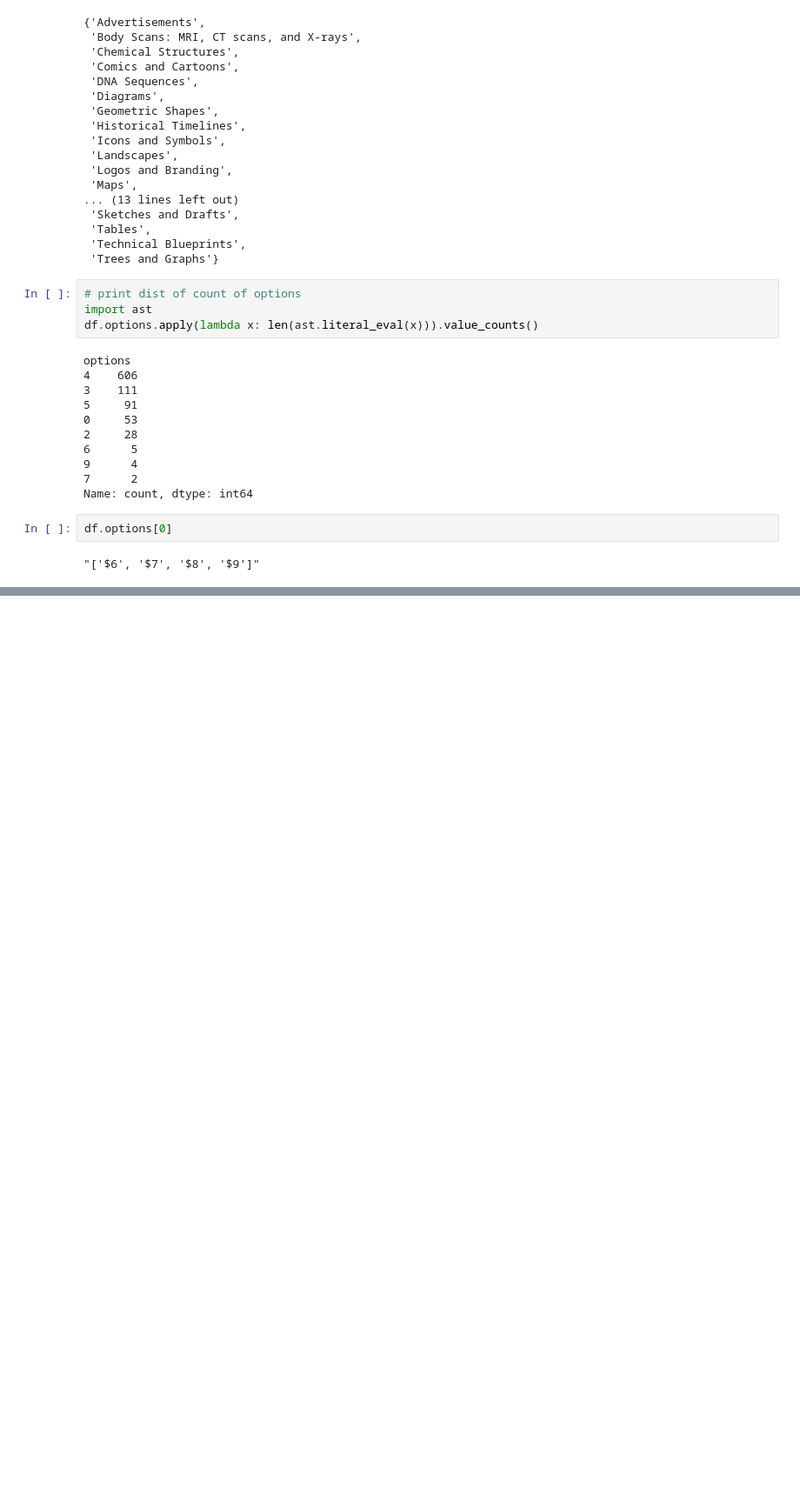
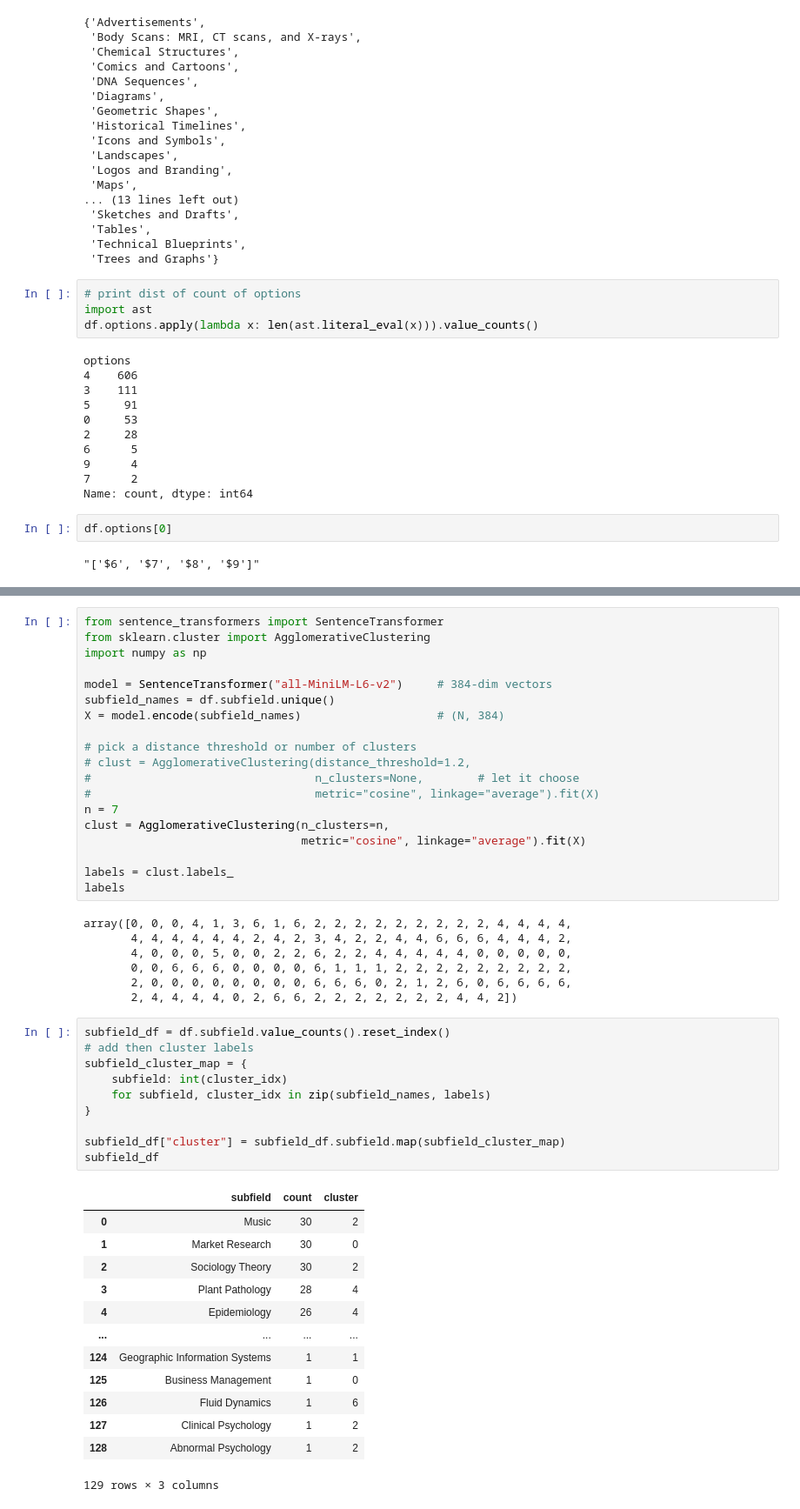
Before and after one commit to vision-x-nyu/test-set-training, a Jupyter notebook: notebooks/mmmu.ipynb, the cells around one changed output, grey strips where cells are left out. Shown at 87% size. Saved outputs shown, nothing was run; the diff lists cells and outputs as text; blank space fills up the shorter version.

```diff
--- a/notebooks/mmmu.ipynb
+++ b/notebooks/mmmu.ipynb
@@ -148,0 +204,50 @@ df.options[0]
+# %%
+from sentence_transformers import SentenceTransformer
+from sklearn.cluster import AgglomerativeClustering
+import numpy as np
+
+model = SentenceTransformer("all-MiniLM-L6-v2")     # 384‑dim vectors
+subfield_names = df.subfield.unique()
+X = model.encode(subfield_names)                    # (N, 384)
+
+# pick a distance threshold or number of clusters
+# clust = AgglomerativeClustering(distance_threshold=1.2,
+#                                 n_clusters=None,        # let it choose
+#                                 metric="cosine", linkage="average").fit(X)
+n = 7
+clust = AgglomerativeClustering(n_clusters=n,
+                                metric="cosine", linkage="average").fit(X)
+
+labels = clust.labels_
+labels
+# %% [output]
+array([0, 0, 0, 4, 1, 3, 6, 1, 6, 2, 2, 2, 2, 2, 2, 2, 2, 2, 4, 4, 4, 4,
+       4, 4, 4, 4, 4, 4, 2, 4, 2, 3, 4, 2, 2, 4, 4, 6, 6, 6, 4, 4, 4, 2,
+       4, 0, 0, 0, 5, 0, 0, 2, 2, 6, 2, 2, 4, 4, 4, 4, 4, 0, 0, 0, 0, 0,
+       0, 0, 6, 6, 6, 0, 0, 0, 0, 6, 1, 1, 1, 2, 2, 2, 2, 2, 2, 2, 2, 2,
+       2, 0, 0, 0, 0, 0, 0, 0, 0, 6, 6, 6, 0, 2, 1, 2, 6, 0, 6, 6, 6, 6,
+       2, 4, 4, 4, 4, 0, 2, 6, 6, 2, 2, 2, 2, 2, 2, 2, 4, 4, 2])
+# %%
+subfield_df = df.subfield.value_counts().reset_index()
+# add then cluster labels
+subfield_cluster_map = {
+    subfield: int(cluster_idx)
+    for subfield, cluster_idx in zip(subfield_names, labels)
+}
+
+subfield_df["cluster"] = subfield_df.subfield.map(subfield_cluster_map)
+subfield_df
+# %% [output]
+|  | subfield | count | cluster |
+| 0 | Music | 30 | 2 |
+| 1 | Market Research | 30 | 0 |
+| 2 | Sociology Theory | 30 | 2 |
+| 3 | Plant Pathology | 28 | 4 |
+| 4 | Epidemiology | 26 | 4 |
+| ... | ... | ... | ... |
+| 124 | Geographic Information Systems | 1 | 1 |
+| 125 | Business Management | 1 | 0 |
+| 126 | Fluid Dynamics | 1 | 6 |
+| 127 | Clinical Psychology | 1 | 2 |
+| 128 | Abnormal Psychology | 1 | 2 |
+129 rows × 3 columns
```
Also changed, not shown: parts of 11 cells of this notebook, 3 other files.
